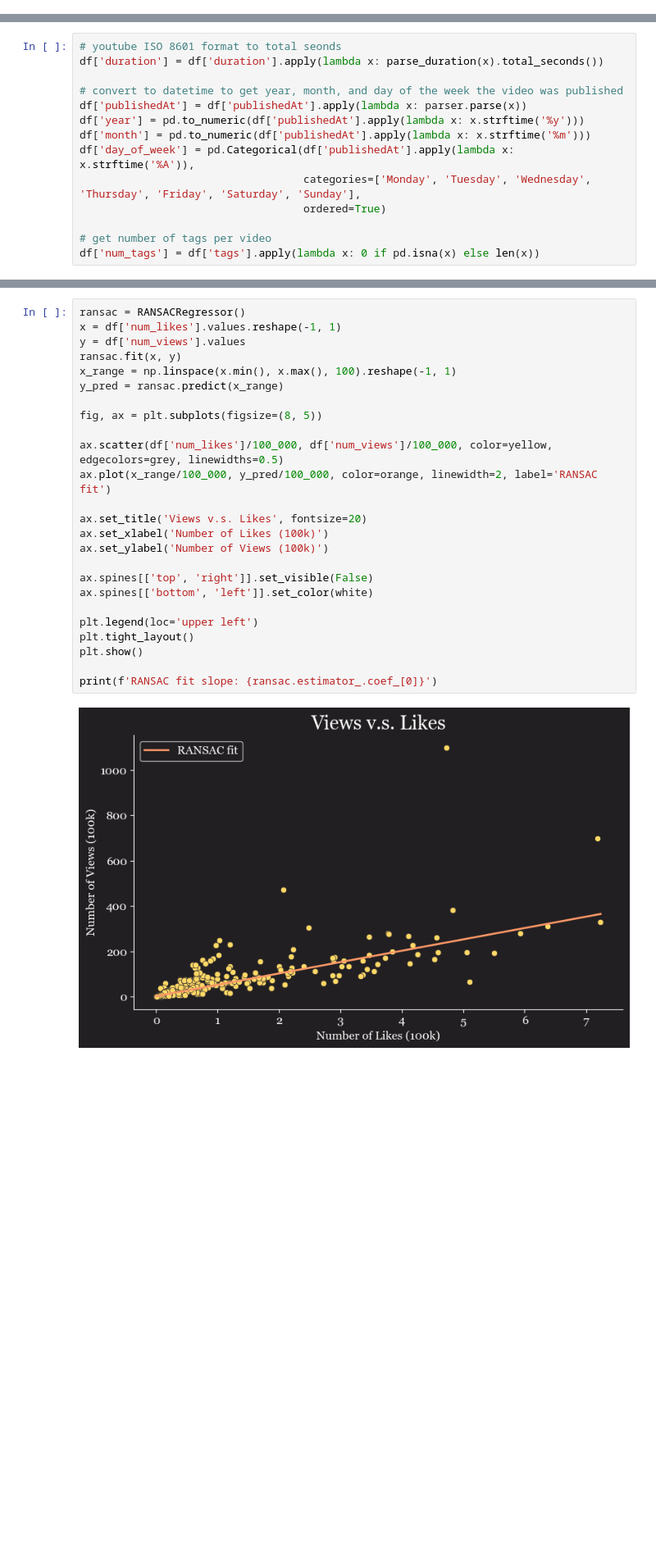
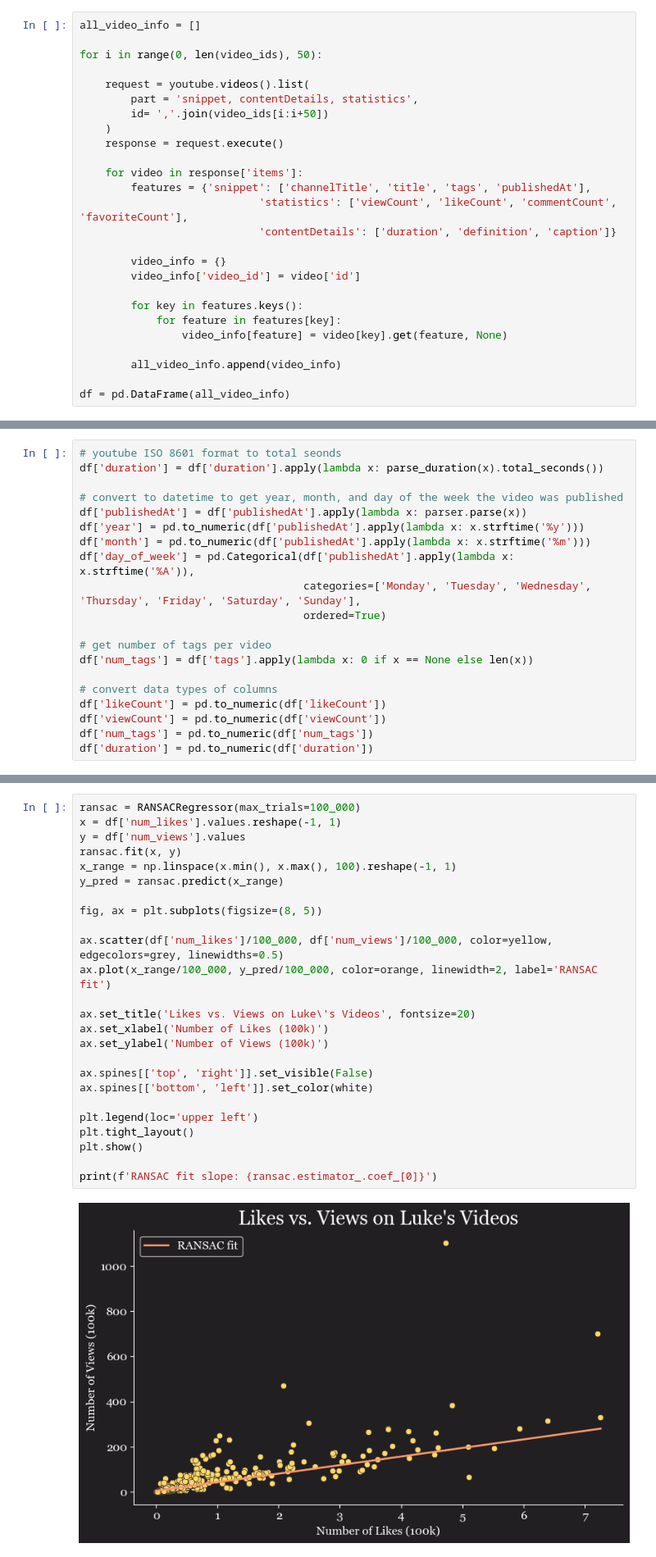
Before and after one commit to jakecreate/youtube_data_analysis, a Jupyter notebook: yt_video_performance.ipynb, the cells around one changed output, grey strips where cells are left out. Shown at 82% size. Saved outputs shown, nothing was run; the diff lists cells and outputs as text; blank space fills up the shorter version.

```diff
--- a/yt_video_performance.ipynb
+++ b/yt_video_performance.ipynb
@@ -37,0 +101,26 @@ from dateutil import parser
+# %%
+all_video_info = []
+
+for i in range(0, len(video_ids), 50):
+
+    request = youtube.videos().list(
+        part = 'snippet, contentDetails, statistics',
+        id= ','.join(video_ids[i:i+50])
+    )
+    response = request.execute()
+
+    for video in response['items']:
+        features = {'snippet': ['channelTitle', 'title', 'tags', 'publishedAt'],
+                            'statistics': ['viewCount', 'likeCount', 'commentCount', 'favoriteCount'],
+                            'contentDetails': ['duration', 'definition', 'caption']}
+
+        video_info = {}
+        video_info['video_id'] = video['id']
+
+        for key in features.keys():
+            for feature in features[key]:
+                video_info[feature] = video[key].get(feature, None)
+
+        all_video_info.append(video_info)
+
+df = pd.DataFrame(all_video_info)
@@ -79,7 +175,13 @@ df['day_of_week'] = pd.Categorical(df['publishedAt'].apply(lambda x: x.strftime(
                                    ordered=True)
 
 # get number of tags per video
-df['num_tags'] = df['tags'].apply(lambda x: 0 if pd.isna(x) else len(x))
+df['num_tags'] = df['tags'].apply(lambda x: 0 if x == None else len(x))
+
+# convert data types of columns
+df['likeCount'] = pd.to_numeric(df['likeCount'])
+df['viewCount'] = pd.to_numeric(df['viewCount'])
+df['num_tags'] = pd.to_numeric(df['num_tags'])
+df['duration'] = pd.to_numeric(df['duration'])
 # %%
 # rename & reorder attributes
 df.columns = ['id', 'title', 'tags', 'published_date', 'num_views', 'num_likes', 'length', 'quality', 'year', 'month', 'day', 'num_tags']
@@ -201,27 +368,27 @@ A robust regression called `RANSACRegressor()` is used to ignore outliers and so
 # %%
-ransac = RANSACRegressor()
+ransac = RANSACRegressor(max_trials=100_000)
 x = df['num_likes'].values.reshape(-1, 1)
 y = df['num_views'].values
 ransac.fit(x, y)
 x_range = np.linspace(x.min(), x.max(), 100).reshape(-1, 1)
 y_pred = ransac.predict(x_range)
 
 fig, ax = plt.subplots(figsize=(8, 5))
 
 ax.scatter(df['num_likes']/100_000, df['num_views']/100_000, color=yellow, edgecolors=grey, linewidths=0.5)
 ax.plot(x_range/100_000, y_pred/100_000, color=orange, linewidth=2, label='RANSAC fit')
 
-ax.set_title('Views v.s. Likes', fontsize=20)
+ax.set_title('Likes vs. Views on Luke\'s Videos', fontsize=20)
 ax.set_xlabel('Number of Likes (100k)')
 ax.set_ylabel('Number of Views (100k)')
 
 ax.spines[['top', 'right']].set_visible(False)
 ax.spines[['bottom', 'left']].set_color(white)
 
 plt.legend(loc='upper left')
 plt.tight_layout()
 plt.show()
 
 print(f'RANSAC fit slope: {ransac.estimator_.coef_[0]}')
 # %% [output]
-[figure, old version]
+[figure, new version]
```
Also changed, not shown: parts of 42 cells of this notebook, 2 other files.
